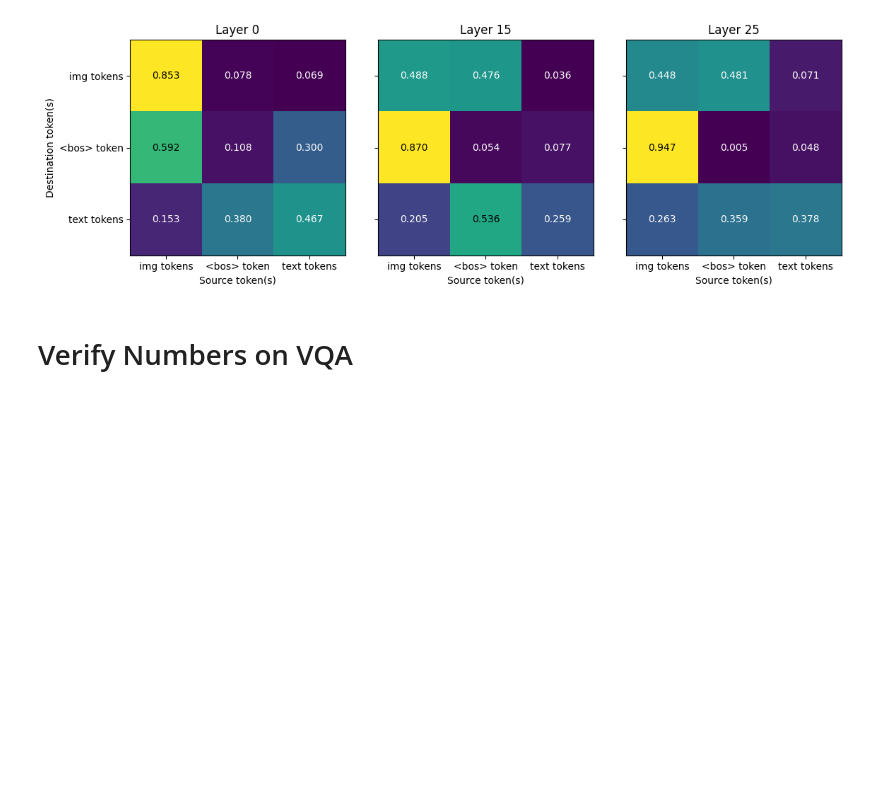
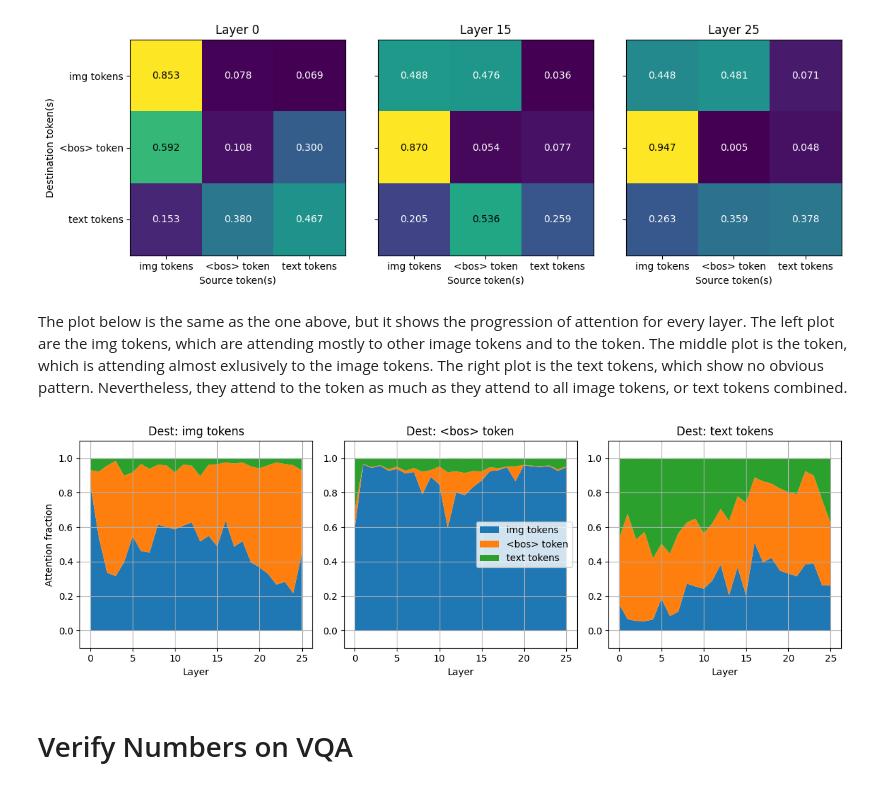
Before and after one commit to tomasruizt/visualizing-multimodal-attn, a Jupyter notebook: PaliGemma2_getAttention.ipynb, the cells around one changed output. Drawn from its saved outputs; the diff is of its cells as text; code cells hidden in the pictures; blank space fills up the shorter version.

Commit message:
Add progression of region-attn notebook

```diff
--- a/PaliGemma2_getAttention.ipynb
+++ b/PaliGemma2_getAttention.ipynb
@@ -79,6 +79,15 @@ fig.savefig("imgs/blockwise-attn-sums-frisbee.png")
 fig.show()
 # %% [output]
 [figure]
+# %% [markdown]
+The plot below is the same as the one above, but it shows the progression of attention for every layer. The left plot are the img tokens, which are attending mostly to other image tokens and to the <bos> token. The middle plot is the <bos> token, which is attending almost exlusively to the image tokens. The right plot is the text tokens, which show no obvious pattern. Nevertheless, they attend to the <bos> token as much as they attend to all image tokens, or text tokens combined.
+# %%
+from getAttentionLib import plot_region_attn_progression
+
+fig = plot_region_attn_progression(model, inputs)
+fig.show()
+# %% [output]
+[figure, added]
 # %% [markdown]
 # Verify Numbers on VQA
 # %%
```
Also changed, not shown: parts of 1 cell of this notebook, 1 other file.
